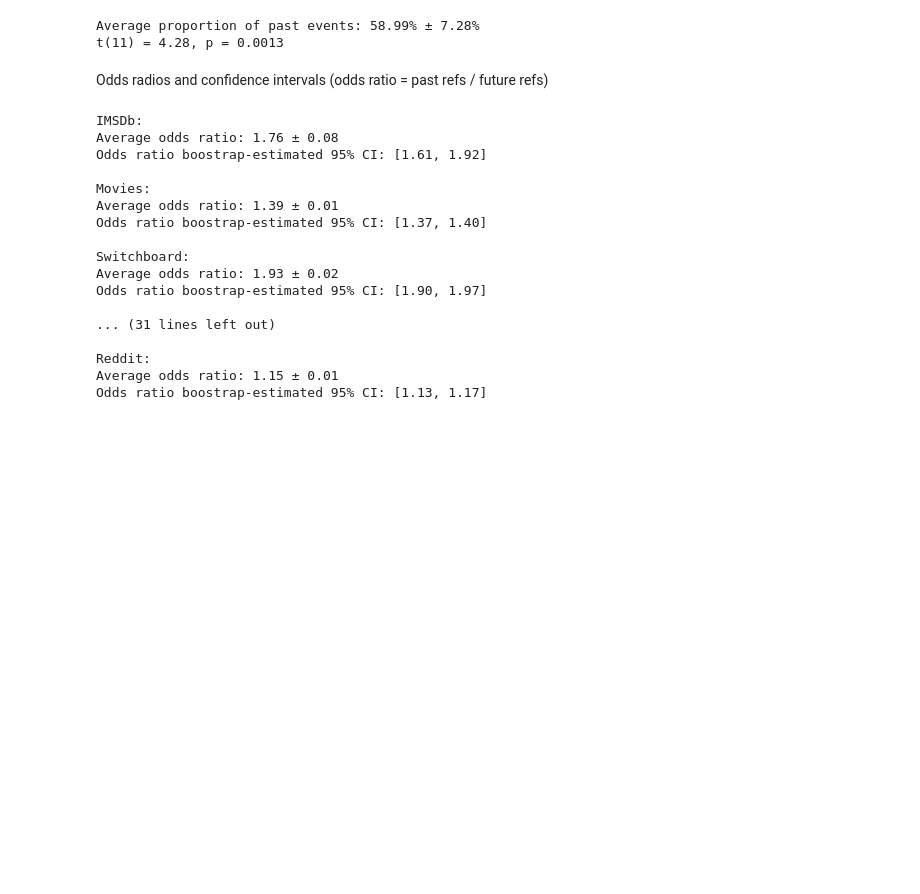
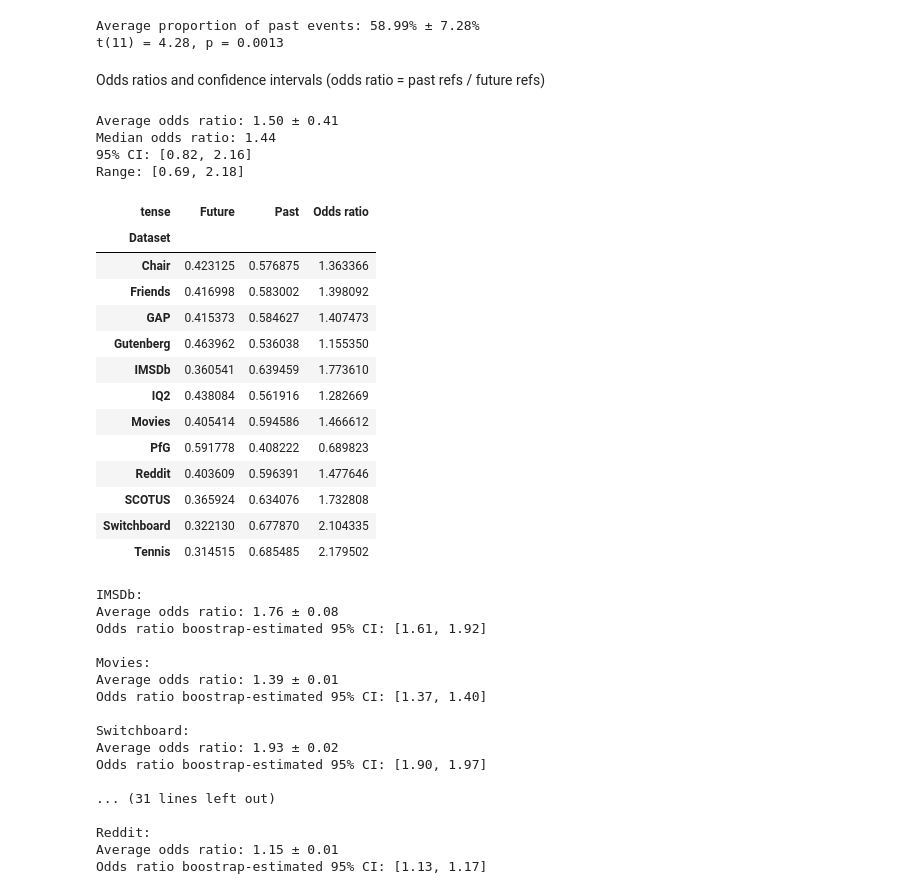
Before and after one commit to ContextLab/prediction-retrodiction-paper, a Jupyter notebook: code/meta-analysis.ipynb, the cells around one changed output. Drawn from its saved outputs; the diff is of its cells as text; code cells hidden in the pictures; blank space fills up the shorter version.

```diff
--- a/code/meta-analysis.ipynb
+++ b/code/meta-analysis.ipynb
@@ -455,7 +446,41 @@ print(f"t({x.df}) = {x.statistic:.2f}, p = {x.pvalue:.4f}")
 Average proportion of past events: 58.99% ± 7.28%
 t(11) = 4.28, p = 0.0013
 # %% [markdown]
-Odds radios and confidence intervals (odds ratio = past refs / future refs)
+Odds ratios and confidence intervals (odds ratio = past refs / future refs)
+# %%
+# Overall odds ratio
+
+# compute average numbers of past and future references per dataset
+df = results.groupby(['Dataset', 'tense'])['proportion'].mean().unstack()
+df['Odds ratio'] = df['Past'] / df['Future']
+
+# report average odds ratio, standard deviation, and 95% confidence interval across datasets
+x = df['Odds ratio']
+print(f"Average odds ratio: {x.mean():.2f} ± {x.std():.2f}")
+print(f"Median odds ratio: {x.median():.2f}")
+print(f"95% CI: [{np.quantile(x, 0.025):.2f}, {np.quantile(x, 0.975):.2f}]")
+print(f"Range: [{x.min():.2f}, {x.max():.2f}]")
+
+df
+# %% [output]
+Average odds ratio: 1.50 ± 0.41
+Median odds ratio: 1.44
+95% CI: [0.82, 2.16]
+Range: [0.69, 2.18]
+| tense | Future | Past | Odds ratio |
+| Dataset |  |  |  |
+| Chair | 0.423125 | 0.576875 | 1.363366 |
+| Friends | 0.416998 | 0.583002 | 1.398092 |
+| GAP | 0.415373 | 0.584627 | 1.407473 |
+| Gutenberg | 0.463962 | 0.536038 | 1.155350 |
+| IMSDb | 0.360541 | 0.639459 | 1.773610 |
+| IQ2 | 0.438084 | 0.561916 | 1.282669 |
+| Movies | 0.405414 | 0.594586 | 1.466612 |
+| PfG | 0.591778 | 0.408222 | 0.689823 |
+| Reddit | 0.403609 | 0.596391 | 1.477646 |
+| SCOTUS | 0.365924 | 0.634076 | 1.732808 |
+| Switchboard | 0.322130 | 0.677870 | 2.104335 |
+| Tennis | 0.314515 | 0.685485 | 2.179502 |
 # %%
 def print_odds_ratio_stats(x, n_bootstraps=1000):
     odds_ratios = []
```
Also changed, not shown: parts of 3 cells of this notebook.
